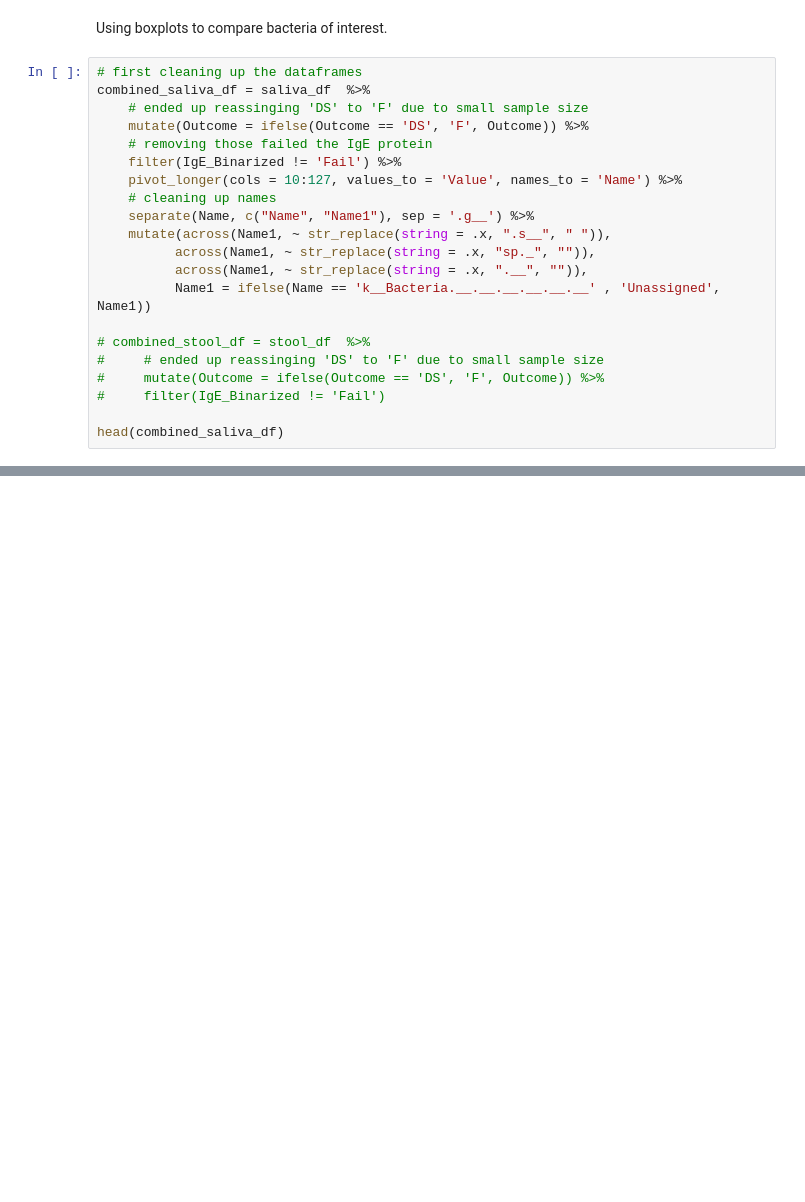
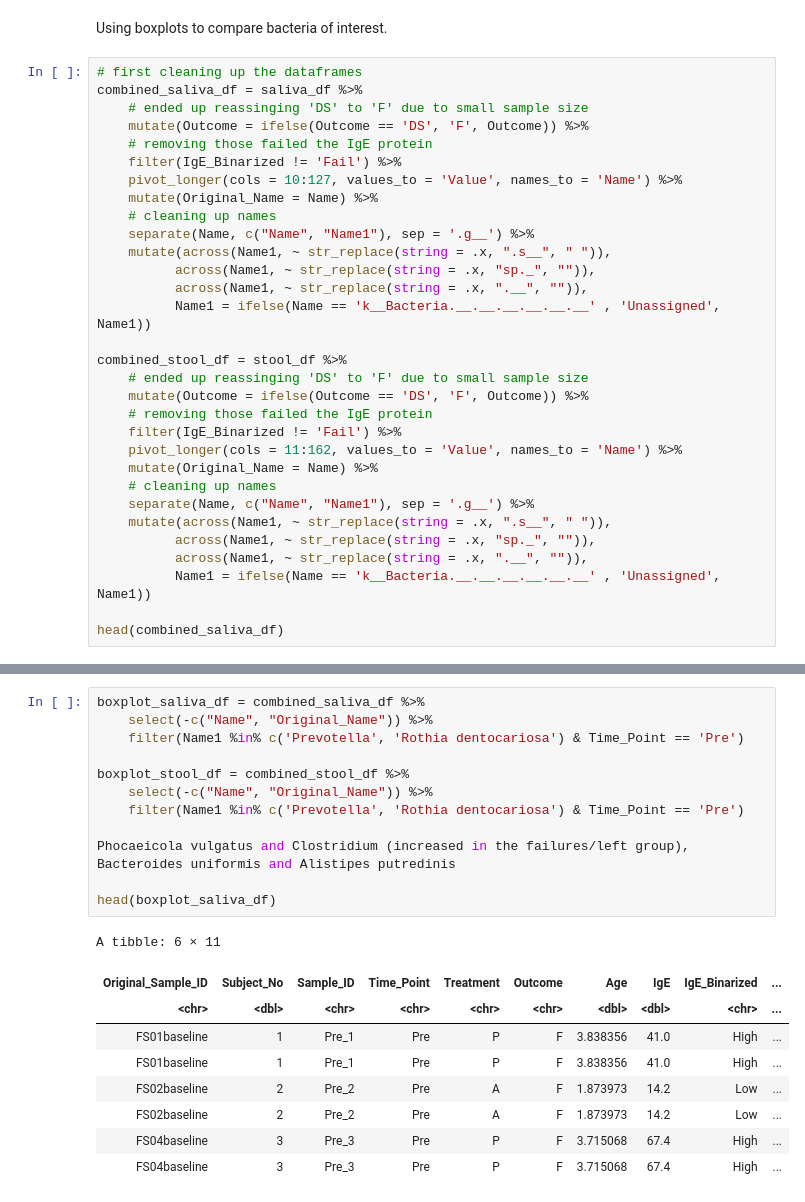
Before and after one commit to Ragerlab/P1013.-Microbiome-Peanut-Allergy, a Jupyter notebook: 3. Individual Bacteria Visualizations/Boxplots.ipynb, the cells around one changed output, grey strips where cells are left out. Saved outputs shown, nothing was run; the diff lists cells and outputs as text; blank space fills up the shorter version.

```diff
--- a/3. Individual Bacteria Visualizations/Boxplots.ipynb
+++ b/3. Individual Bacteria Visualizations/Boxplots.ipynb
@@ -42,12 +42,13 @@ A data.frame: 6 × 127
 Using boxplots to compare bacteria of interest.
 # %%
 # first cleaning up the dataframes
-combined_saliva_df = saliva_df  %>%
+combined_saliva_df = saliva_df %>%
     # ended up reassinging 'DS' to 'F' due to small sample size
     mutate(Outcome = ifelse(Outcome == 'DS', 'F', Outcome)) %>%
     # removing those failed the IgE protein
     filter(IgE_Binarized != 'Fail') %>%
     pivot_longer(cols = 10:127, values_to = 'Value', names_to = 'Name') %>%
+    mutate(Original_Name = Name) %>%
     # cleaning up names
     separate(Name, c("Name", "Name1"), sep = '.g__') %>%
     mutate(across(Name1, ~ str_replace(string = .x, ".s__", " ")),
@@ -55,10 +56,19 @@ combined_saliva_df = saliva_df  %>%
           across(Name1, ~ str_replace(string = .x, ".__", "")),
           Name1 = ifelse(Name == 'k__Bacteria.__.__.__.__.__.__' , 'Unassigned', Name1))
 
-# combined_stool_df = stool_df  %>%
-#     # ended up reassinging 'DS' to 'F' due to small sample size
-#     mutate(Outcome = ifelse(Outcome == 'DS', 'F', Outcome)) %>%
-#     filter(IgE_Binarized != 'Fail')
+combined_stool_df = stool_df %>%
+    # ended up reassinging 'DS' to 'F' due to small sample size
+    mutate(Outcome = ifelse(Outcome == 'DS', 'F', Outcome)) %>%
+    # removing those failed the IgE protein
+    filter(IgE_Binarized != 'Fail') %>%
+    pivot_longer(cols = 11:162, values_to = 'Value', names_to = 'Name') %>%
+    mutate(Original_Name = Name) %>%
+    # cleaning up names
+    separate(Name, c("Name", "Name1"), sep = '.g__') %>%
+    mutate(across(Name1, ~ str_replace(string = .x, ".s__", " ")),
+          across(Name1, ~ str_replace(string = .x, "sp._", "")),
+          across(Name1, ~ str_replace(string = .x, ".__", "")),
+          Name1 = ifelse(Name == 'k__Bacteria.__.__.__.__.__.__' , 'Unassigned', Name1))
 
 head(combined_saliva_df)
 # %% [output]
@@ -75,3 +89,25 @@ A tibble: 6 × 12
 | FS01baseline | 1 | Pre_1 | Pre | P | F | 3.838356 | 41 | High | ... |
 | FS01baseline | 1 | Pre_1 | Pre | P | F | 3.838356 | 41 | High | ... |
 | FS01baseline | 1 | Pre_1 | Pre | P | F | 3.838356 | 41 | High | ... |
+# %%
+boxplot_saliva_df = combined_saliva_df %>%
+    select(-c("Name", "Original_Name")) %>%
+    filter(Name1 %in% c('Prevotella', 'Rothia dentocariosa') & Time_Point == 'Pre')
+
+boxplot_stool_df = combined_stool_df %>%
+    select(-c("Name", "Original_Name")) %>%
+    filter(Name1 %in% c('Prevotella', 'Rothia dentocariosa') & Time_Point == 'Pre')
+
+Phocaeicola vulgatus and Clostridium (increased in the failures/left group), Bacteroides uniformis and Alistipes putredinis
+
+head(boxplot_saliva_df)
+# %% [output]
+A tibble: 6 × 11
+| Original_Sample_ID | Subject_No | Sample_ID | Time_Point | Treatment | Outcome | Age | IgE | IgE_Binarized | ... |
+| <chr> | <dbl> | <chr> | <chr> | <chr> | <chr> | <dbl> | <dbl> | <chr> | ... |
+| FS01baseline | 1 | Pre_1 | Pre | P | F | 3.838356 | 41.0 | High | ... |
+| FS01baseline | 1 | Pre_1 | Pre | P | F | 3.838356 | 41.0 | High | ... |
+| FS02baseline | 2 | Pre_2 | Pre | A | F | 1.873973 | 14.2 | Low | ... |
+| FS02baseline | 2 | Pre_2 | Pre | A | F | 1.873973 | 14.2 | Low | ... |
+| FS04baseline | 3 | Pre_3 | Pre | P | F | 3.715068 | 67.4 | High | ... |
+| FS04baseline | 3 | Pre_3 | Pre | P | F | 3.715068 | 67.4 | High | ... |
```
Also changed, not shown: parts of 3 cells of this notebook.
